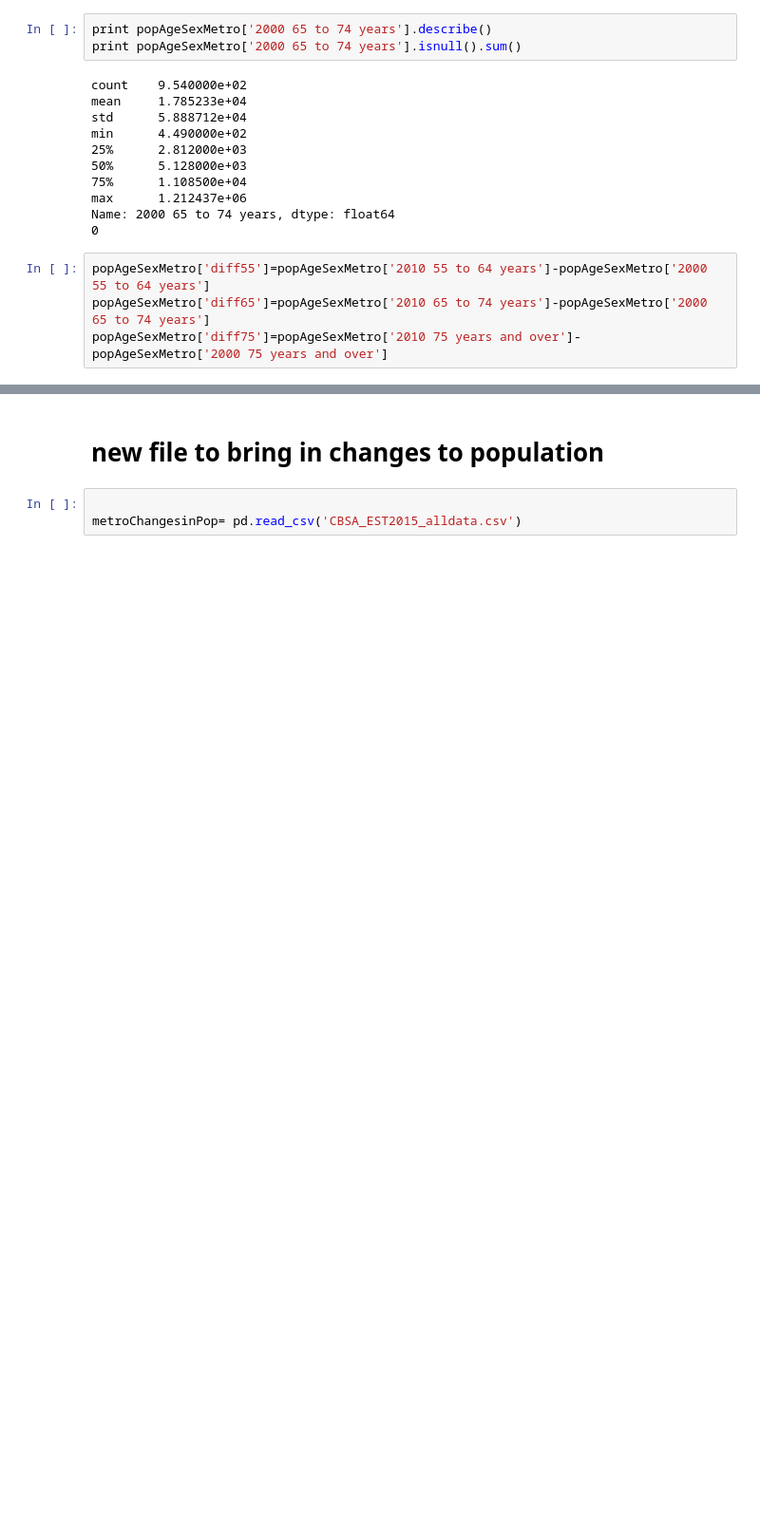
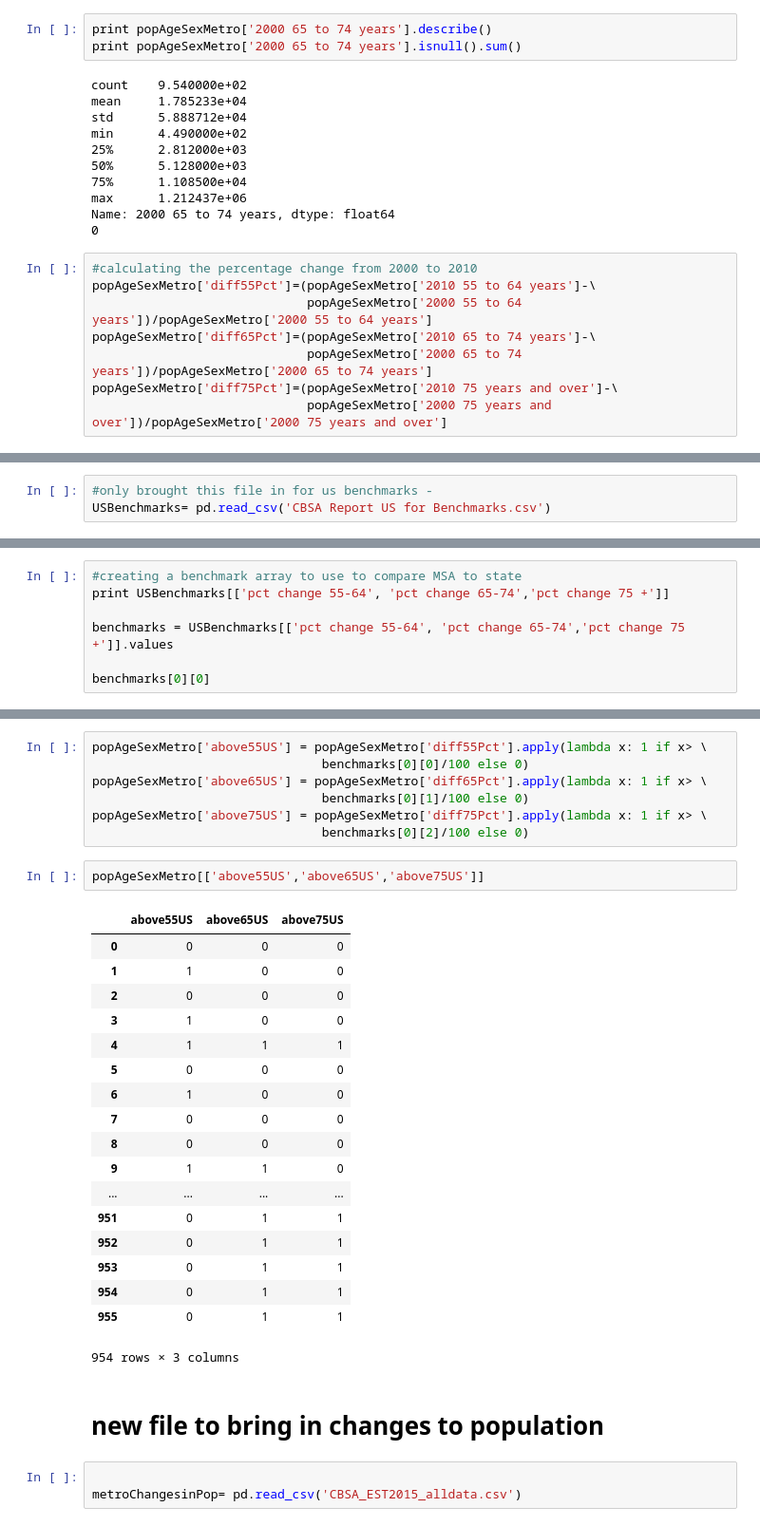
Before and after one commit to MLTaylor880/capstone, a Jupyter notebook: Capstone getting the data.ipynb, the cells around one changed output, grey strips where cells are left out. Shown at 95% size. Drawn from its saved outputs; the diff is of its cells as text; blank space fills up the shorter version.

```diff
--- a/Capstone getting the data.ipynb
+++ b/Capstone getting the data.ipynb
@@ -137,6 +157,10 @@ max      1.212437e+06
 Name: 2000 65 to 74 years, dtype: float64
 0
 # %%
-popAgeSexMetro['diff55']=popAgeSexMetro['2010 55 to 64 years']-popAgeSexMetro['2000 55 to 64 years']
-popAgeSexMetro['diff65']=popAgeSexMetro['2010 65 to 74 years']-popAgeSexMetro['2000 65 to 74 years']
-popAgeSexMetro['diff75']=popAgeSexMetro['2010 75 years and over']-popAgeSexMetro['2000 75 years and over']
+#calculating the percentage change from 2000 to 2010
+popAgeSexMetro['diff55Pct']=(popAgeSexMetro['2010 55 to 64 years']-\
+                             popAgeSexMetro['2000 55 to 64 years'])/popAgeSexMetro['2000 55 to 64 years']
+popAgeSexMetro['diff65Pct']=(popAgeSexMetro['2010 65 to 74 years']-\
+                             popAgeSexMetro['2000 65 to 74 years'])/popAgeSexMetro['2000 65 to 74 years']
+popAgeSexMetro['diff75Pct']=(popAgeSexMetro['2010 75 years and over']-\
+                             popAgeSexMetro['2000 75 years and over'])/popAgeSexMetro['2000 75 years and over']
@@ -144,0 +221,3 @@ popAgeSexMetro['diff75']=popAgeSexMetro['2010 75 years and over']-popAgeSexMetro
+# %%
+#only brought this file in for us benchmarks -
+USBenchmarks= pd.read_csv('CBSA Report US for Benchmarks.csv')
@@ -144,0 +244,7 @@ popAgeSexMetro['diff75']=popAgeSexMetro['2010 75 years and over']-popAgeSexMetro
+# %%
+#creating a benchmark array to use to compare MSA to state
+print USBenchmarks[['pct change 55-64', 'pct change 65-74','pct change 75 +']]
+
+benchmarks = USBenchmarks[['pct change 55-64', 'pct change 65-74','pct change 75 +']].values
+
+benchmarks[0][0]
@@ -145,3 +259,31 @@ popAgeSexMetro['diff75']=popAgeSexMetro['2010 75 years and over']-popAgeSexMetro
+# %%
+popAgeSexMetro['above55US'] = popAgeSexMetro['diff55Pct'].apply(lambda x: 1 if x> \
+                               benchmarks[0][0]/100 else 0)
+popAgeSexMetro['above65US'] = popAgeSexMetro['diff65Pct'].apply(lambda x: 1 if x> \
+                               benchmarks[0][1]/100 else 0)
+popAgeSexMetro['above75US'] = popAgeSexMetro['diff75Pct'].apply(lambda x: 1 if x> \
+                               benchmarks[0][2]/100 else 0)
+# %%
+popAgeSexMetro[['above55US','above65US','above75US']]
+# %% [output]
+|  | above55US | above65US | above75US |
+| 0 | 0 | 0 | 0 |
+| 1 | 1 | 0 | 0 |
+| 2 | 0 | 0 | 0 |
+| 3 | 1 | 0 | 0 |
+| 4 | 1 | 1 | 1 |
+| 5 | 0 | 0 | 0 |
+| 6 | 1 | 0 | 0 |
+| 7 | 0 | 0 | 0 |
+| 8 | 0 | 0 | 0 |
+| 9 | 1 | 1 | 0 |
+| ... | ... | ... | ... |
+| 951 | 0 | 1 | 1 |
+| 952 | 0 | 1 | 1 |
+| 953 | 0 | 1 | 1 |
+| 954 | 0 | 1 | 1 |
+| 955 | 0 | 1 | 1 |
+954 rows × 3 columns
 # %% [markdown]
 # new file to bring in changes to population
 # %%
```
Also changed, not shown: parts of 24 cells of this notebook, 3 other files.
